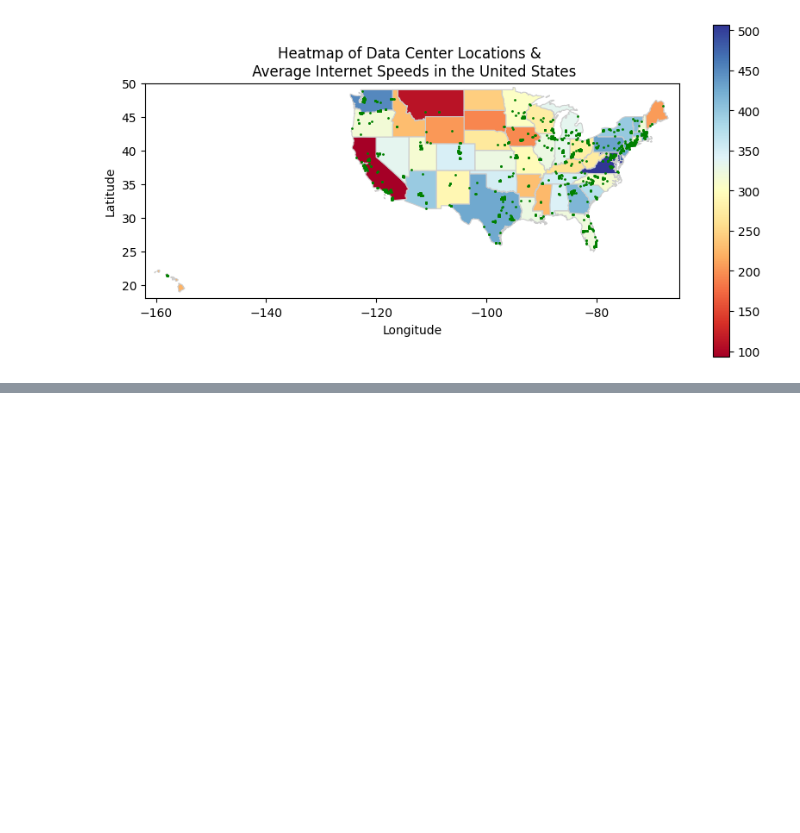
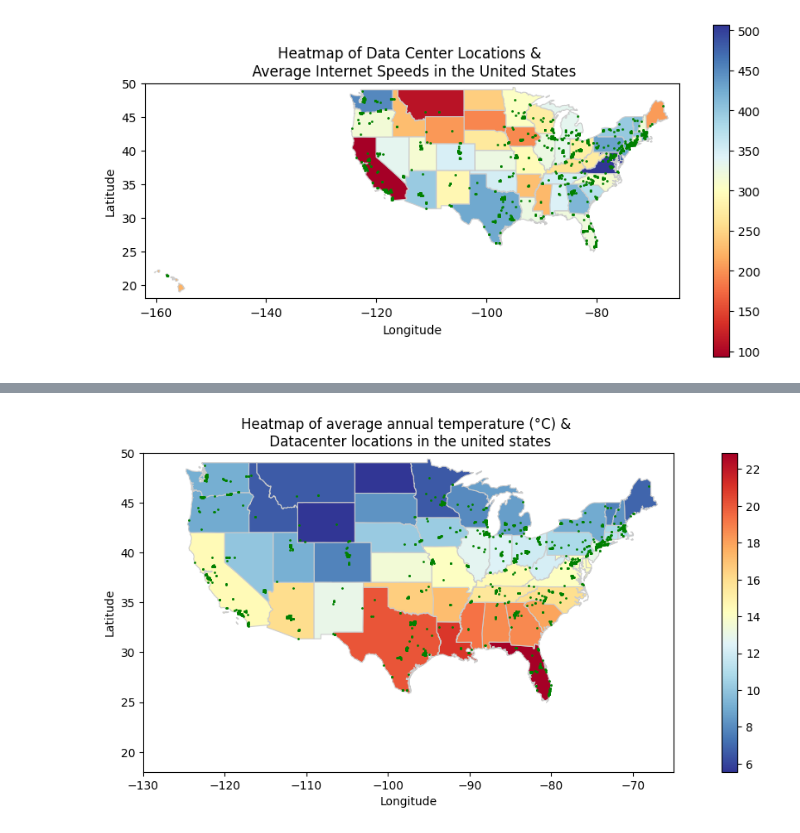
Before and after one commit to trinerye/spatial_exam, a Jupyter notebook: src/testnb.ipynb, the cells around one changed output, grey strips where cells are left out. Cells and saved outputs as stored; diff of their text form; code cells hidden in the pictures; blank space fills up the shorter version.

```diff
--- a/src/testnb.ipynb
+++ b/src/testnb.ipynb
@@ -166,0 +190,17 @@ plt.show()
+# %%
+def fahrenheit_to_celsius(fahrenheit):
+    """
+    Convert Fahrenheit to Celsius.
+
+    Parameters:
+    fahrenheit (float): Temperature in Fahrenheit.
+
+    Returns:
+    float: Temperature in Celsius.
+    """
+    celsius = (fahrenheit - 32) * 5.0/9.0
+    return celsius
+
+state_temp['temperature'] = state_temp['temperature'].apply(fahrenheit_to_celsius)
+
+state_temp.head()
@@ -166,0 +214,7 @@ plt.show()
+# %%
+#converting to uppercase again, because thats what the merged_data shapefile uses for state names.
+state_temp = uppercase_df(state_temp)
+
+merged_data = merged_data.merge(state_temp, how='left', on='State_Name')
+
+merged_data.head()
@@ -166,0 +228,23 @@ plt.show()
+# %%
+# Plot the custom map
+fig, ax = plt.subplots(figsize=(15, 5))
+merged_data.plot(column='temperature', cmap='RdYlBu_r', linewidth=0.8, ax=ax, edgecolor='0.8', legend=True)
+
+# Plot the data points on the map
+dc_gdf.plot(ax=ax, color='green', markersize=1)
+
+# Set the extent of the plot to focus on the United States
+
+#ax.set_xlim(-180, -65)  # Adjust these values based on your preference
+
+#ax.set_xlim(-162, -65)  # Adjust these values based on your preference
+
+ax.set_xlim(-130, -65)  # Adjust these values based on your preference
+ax.set_ylim(18, 50)     # Adjust these values based on your preference
+
+plt.title('Heatmap of average annual temperature (°C) & \n Datacenter locations in the united states')
+plt.xlabel('Longitude')
+plt.ylabel('Latitude')
+plt.show()
+# %% [output]
+[figure, added]
```
Also changed, not shown: parts of 14 cells of this notebook.
